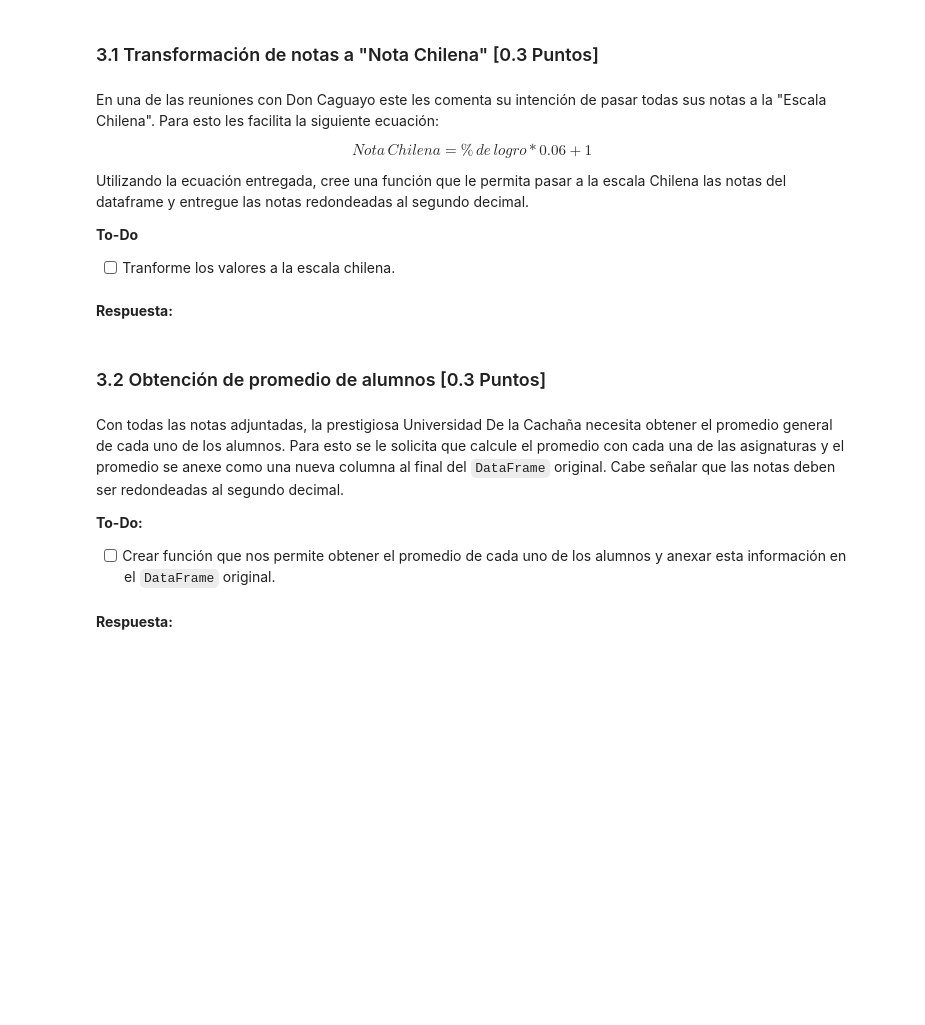
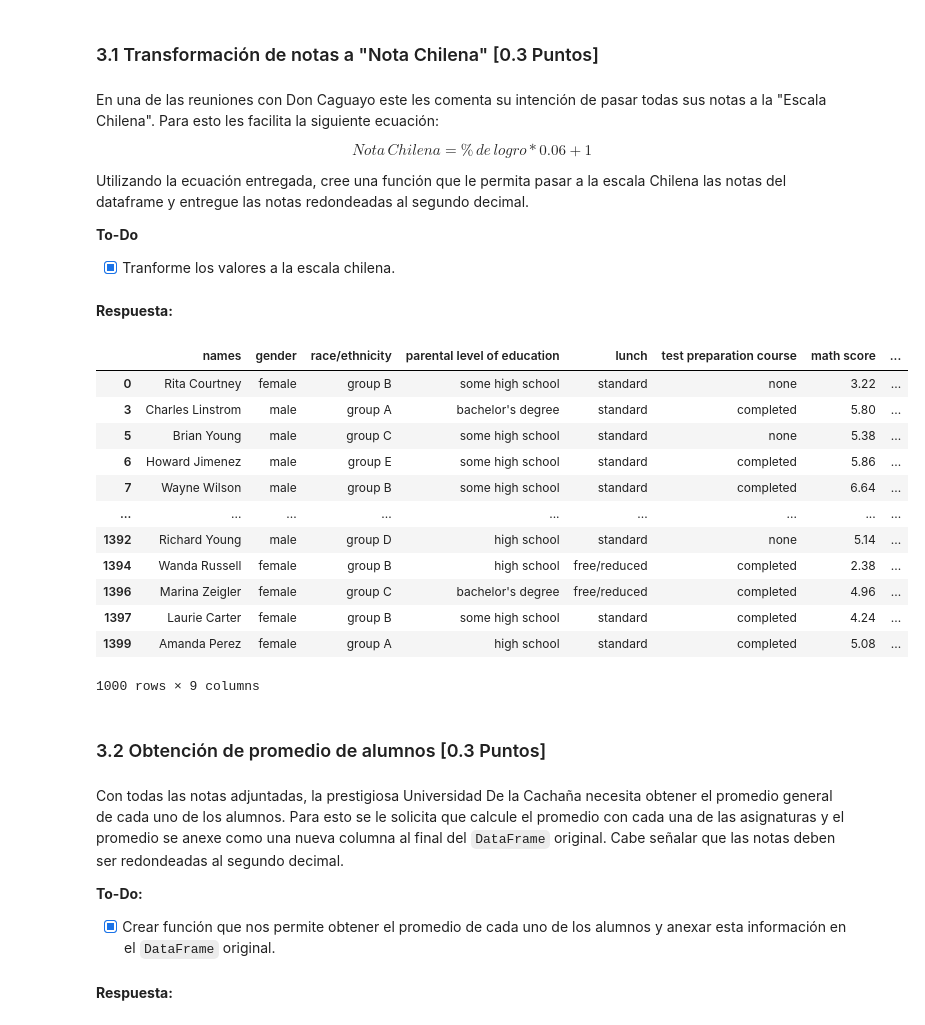
Before and after one commit to ElLuquitas/MDS7202-labs, a Jupyter notebook: lab3/Lab3.ipynb, the cells around one changed output. Saved outputs shown, nothing was run; the diff lists cells and outputs as text; code cells hidden in the pictures; blank space fills up the shorter version.

```diff
--- a/lab3/Lab3.ipynb
+++ b/lab3/Lab3.ipynb
@@ -336,11 +336,10 @@ En base a lo realizado anteriormente, realice una limpieza de los dataset. Asuma
 # Escriba su código aquí
 def clean_data(dataframe):
     '''
-    Limpia el dataset entregado por el usuario, centrándose en 4 aspectos:
+    Limpia el dataset entregado por el usuario, centrándose en 3 aspectos:
     - Eliminar valores nulos.
-    - Elimina valores fuera de rango (llamados outliers).
+    - Elimina valores fuera de rango (sobre 100).
     - Eliminar registros con nombres duplicados.
-    - Comprobación de la inexistencia de anomalías (a través de boxplot).
 
     Args
         dataframe (pd.DataFrame): Datos a limpiar.
@@ -348,7 +347,15 @@ def clean_data(dataframe):
     # Eliminamos filas con valores nulos
     dataframe = dataframe.dropna()
 
-    # Eliminamos outliers
+    # Eliminamos valores fuera de rango
+    dataframe = dataframe[(dataframe['math score'] <= 100) &
+                          (dataframe['reading score'] <= 100) &
+                          (dataframe['writing score'] <= 100)]
+
+    # Eliminamos registros con nombres duplicados
+    dataframe = dataframe.drop_duplicates(subset = ['names'])
+
+    return dataframe
 # %%
 #Pruebe su código aquí
 df_grades = clean_data(df_grades)
@@ -378,6 +476,6 @@ Utilizando la ecuación entregada, cree una función que le permita pasar a la e
 
 **To-Do**
 
-- [ ] Tranforme los valores a la escala chilena.
+- [X] Tranforme los valores a la escala chilena.
 # %% [markdown]
 **Respuesta:**
@@ -391,9 +482,44 @@ df_grades
+# %%
+# Escriba su código aquí
+def nota_chilena(dataframe_in, columna):
+    '''
+    Convierte las notas de cierta columna de un dataframe a la escala chilena (1 a 7).
+
+    Args
+        dataframe_in (pd.DataFrame): Datos a convertir.
+        columna (str): Nombre de la columna a convertir.
+    '''
+
+    dataframe_in[columna] = dataframe_in[columna].apply(lambda x: x * 0.06 + 1)
+
+    return dataframe_in
+# %%
+#Muestre sus resultados aquí
+df_grades = nota_chilena(df_grades, 'math score')
+df_grades = nota_chilena(df_grades, 'reading score')
+df_grades = nota_chilena(df_grades, 'writing score')
+
+df_grades
+# %% [output]
+|  | names | gender | race/ethnicity | parental level of education | lunch | test preparation course | math score | ... |
+| 0 | Rita Courtney | female | group B | some high school | standard | none | 3.22 | ... |
+| 3 | Charles Linstrom | male | group A | bachelor's degree | standard | completed | 5.80 | ... |
+| 5 | Brian Young | male | group C | some high school | standard | none | 5.38 | ... |
+| 6 | Howard Jimenez | male | group E | some high school | standard | completed | 5.86 | ... |
+| 7 | Wayne Wilson | male | group B | some high school | standard | completed | 6.64 | ... |
+| ... | ... | ... | ... | ... | ... | ... | ... | ... |
+| 1392 | Richard Young | male | group D | high school | standard | none | 5.14 | ... |
+| 1394 | Wanda Russell | female | group B | high school | free/reduced | completed | 2.38 | ... |
+| 1396 | Marina Zeigler | female | group C | bachelor's degree | free/reduced | completed | 4.96 | ... |
+| 1397 | Laurie Carter | female | group B | some high school | standard | completed | 4.24 | ... |
+| 1399 | Amanda Perez | female | group A | high school | standard | completed | 5.08 | ... |
+1000 rows × 9 columns
 # %% [markdown]
 ### 3.2 Obtención de promedio de alumnos [0.3 Puntos]
 # %% [markdown]
 Con todas las notas adjuntadas, la prestigiosa Universidad De la Cachaña necesita obtener el promedio general de cada uno de los alumnos. Para esto se le solicita que calcule el promedio con cada una de las asignaturas y el promedio se anexe como una nueva columna al final del `DataFrame` original. Cabe señalar que las notas deben ser redondeadas al segundo decimal.
 
 **To-Do:**
-- [ ] Crear función que nos permite obtener el promedio de cada uno de los alumnos y anexar esta información en el `DataFrame` original.
+- [X] Crear función que nos permite obtener el promedio de cada uno de los alumnos y anexar esta información en el `DataFrame` original.
 # %% [markdown]
 **Respuesta:**
```
Also changed, not shown: parts of 12 cells of this notebook.
